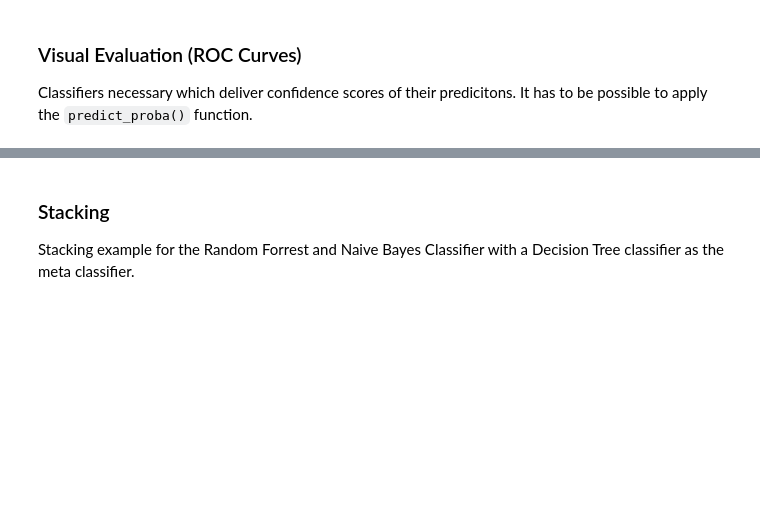
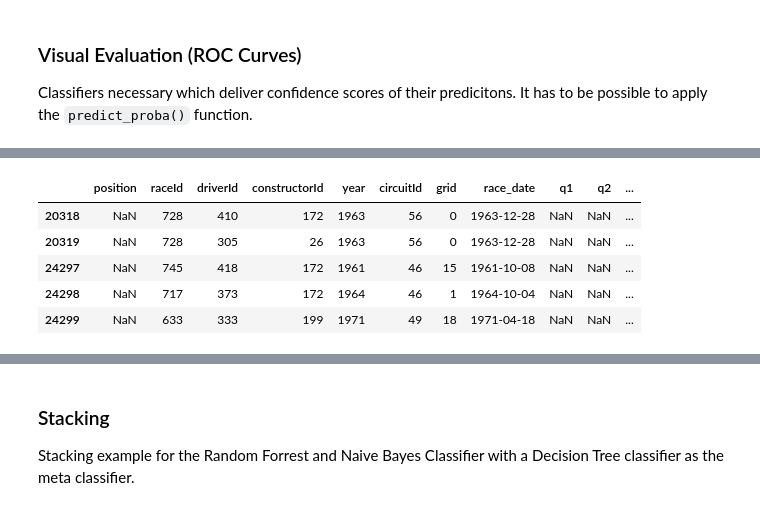
Before and after one commit to fengelnsbauer/ie500-data-mining-group7, a Jupyter notebook: src/model_learning.ipynb, the cells around one changed output, grey strips where cells are left out. Saved outputs shown, nothing was run; the diff lists cells and outputs as text; code cells hidden in the pictures; blank space fills up the shorter version.

```diff
--- a/src/model_learning.ipynb
+++ b/src/model_learning.ipynb
@@ -538,0 +560,11 @@ Classifiers necessary which deliver confidence scores of their predicitons. It h
+# %%
+# Wähle nur die angegebenen Spalten aus df3_filtered aus
+df3_filtered_selected = df3_filtered[['position', 'raceId', 'driverId', 'constructorId', 'year', 'circuitId', 'grid', 'race_date', 'q1', 'q2', 'q3', 'driver_nationality', 'race_location', 'race_lat', 'race_alt']]
+df3_filtered_selected.tail()
+# %% [output]
+|  | position | raceId | driverId | constructorId | year | circuitId | grid | race_date | q1 | q2 | ... |
+| 20318 | NaN | 728 | 410 | 172 | 1963 | 56 | 0 | 1963-12-28 | NaN | NaN | ... |
+| 20319 | NaN | 728 | 305 | 26 | 1963 | 56 | 0 | 1963-12-28 | NaN | NaN | ... |
+| 24297 | NaN | 745 | 418 | 172 | 1961 | 46 | 15 | 1961-10-08 | NaN | NaN | ... |
+| 24298 | NaN | 717 | 373 | 172 | 1964 | 46 | 1 | 1964-10-04 | NaN | NaN | ... |
+| 24299 | NaN | 633 | 333 | 199 | 1971 | 49 | 18 | 1971-04-18 | NaN | NaN | ... |
```
Also changed, not shown: parts of 75 cells of this notebook.
